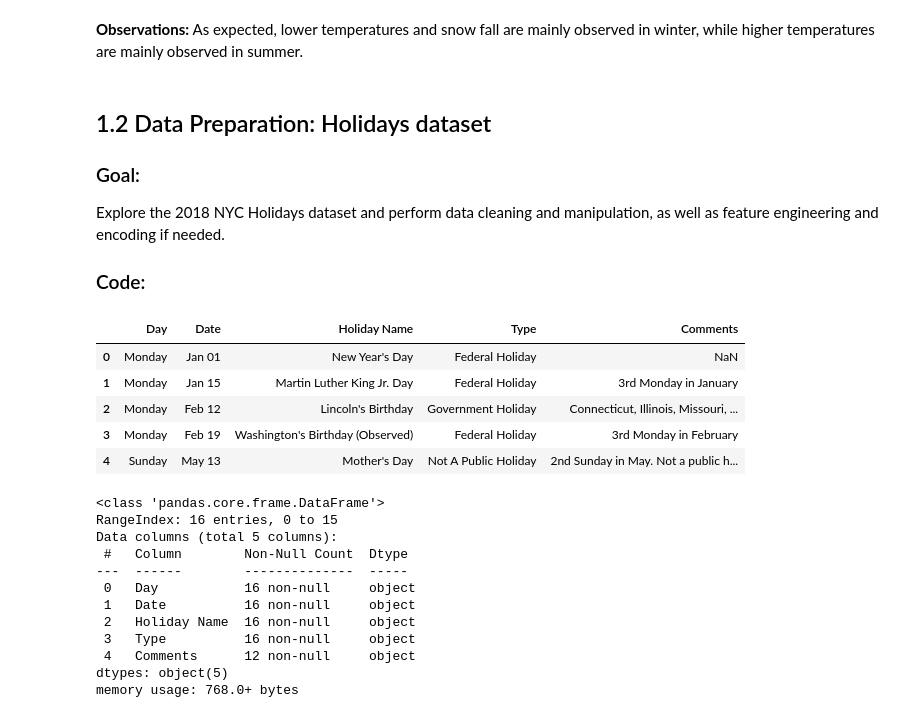
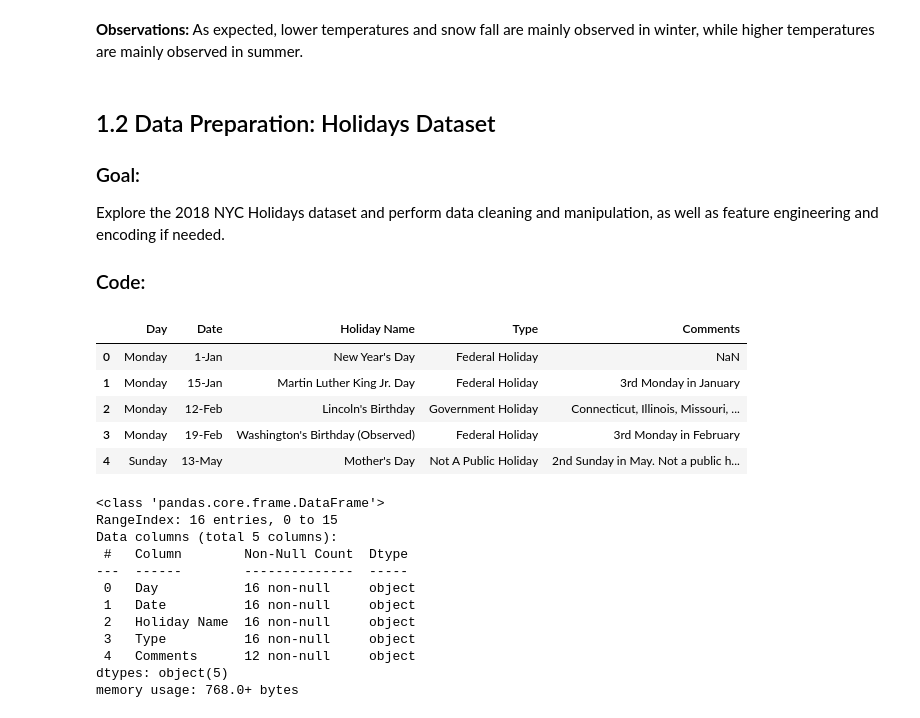
Before and after one commit to strickert/EPFL_ML, a Jupyter notebook: 01-data_preparation_I.ipynb, the cells around one changed output. Saved outputs shown, nothing was run; the diff lists cells and outputs as text; code cells hidden in the pictures.

```diff
--- a/01-data_preparation_I.ipynb
+++ b/01-data_preparation_I.ipynb
@@ -260,23 +303,23 @@ plt.show()
 # %% [markdown]
 **Observations:** As expected, lower temperatures and snow fall are mainly observed in winter, while higher temperatures are mainly observed in summer.
 # %% [markdown]
-## 1.2 Data Preparation: Holidays dataset
+## 1.2 Data Preparation: Holidays Dataset
 ### Goal:
 Explore the 2018 NYC Holidays dataset and perform data cleaning and manipulation, as well as feature engineering and encoding if needed.
 ### Code:
 # %%
 # Get the official 2018 holiday in NYC from the officeholidays webiste
-holidays_df = pd.read_html('https://www.officeholidays.com/countries/usa/new-york/2018')[0]
+holidays_df = pd.read_csv(r'data\raw\holidays.csv')
 
 # Display the first five rows of the holidays data frame
 holidays_df.head()
 # %% [output]
 |  | Day | Date | Holiday Name | Type | Comments |
-| 0 | Monday | Jan 01 | New Year's Day | Federal Holiday | NaN |
-| 1 | Monday | Jan 15 | Martin Luther King Jr. Day | Federal Holiday | 3rd Monday in January |
-| 2 | Monday | Feb 12 | Lincoln's Birthday | Government Holiday | Connecticut, Illinois, Missouri, ... |
-| 3 | Monday | Feb 19 | Washington's Birthday (Observed) | Federal Holiday | 3rd Monday in February |
-| 4 | Sunday | May 13 | Mother's Day | Not A Public Holiday | 2nd Sunday in May. Not a public h... |
+| 0 | Monday | 1-Jan | New Year's Day | Federal Holiday | NaN |
+| 1 | Monday | 15-Jan | Martin Luther King Jr. Day | Federal Holiday | 3rd Monday in January |
+| 2 | Monday | 12-Feb | Lincoln's Birthday | Government Holiday | Connecticut, Illinois, Missouri, ... |
+| 3 | Monday | 19-Feb | Washington's Birthday (Observed) | Federal Holiday | 3rd Monday in February |
+| 4 | Sunday | 13-May | Mother's Day | Not A Public Holiday | 2nd Sunday in May. Not a public h... |
 # %%
 # Get a quick description of the data frame
 holidays_df.info()
```
Also changed, not shown: parts of 19 cells of this notebook, 3 other files.
